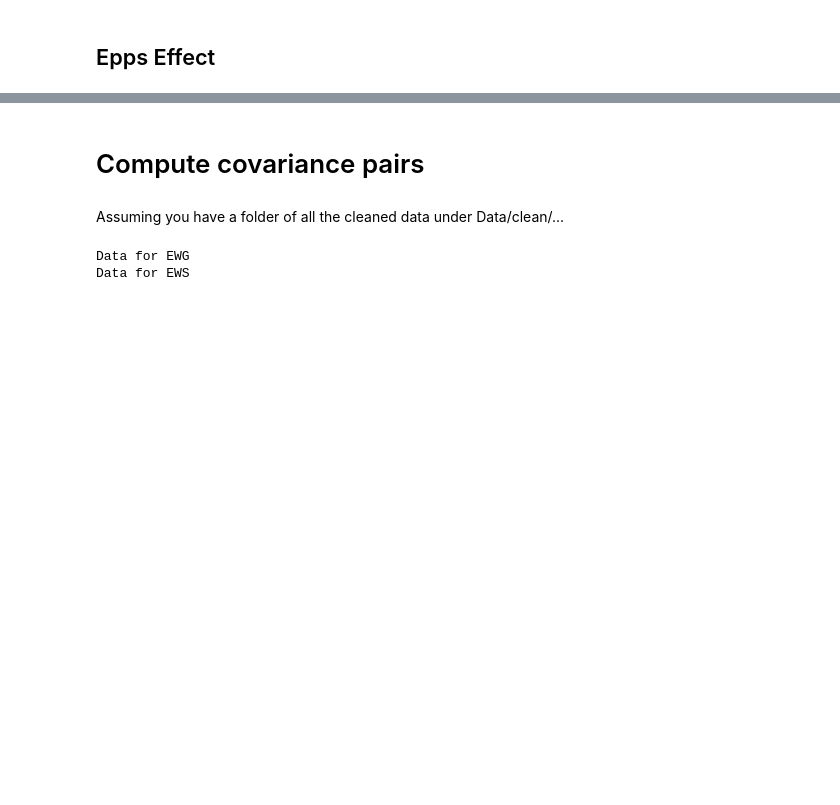
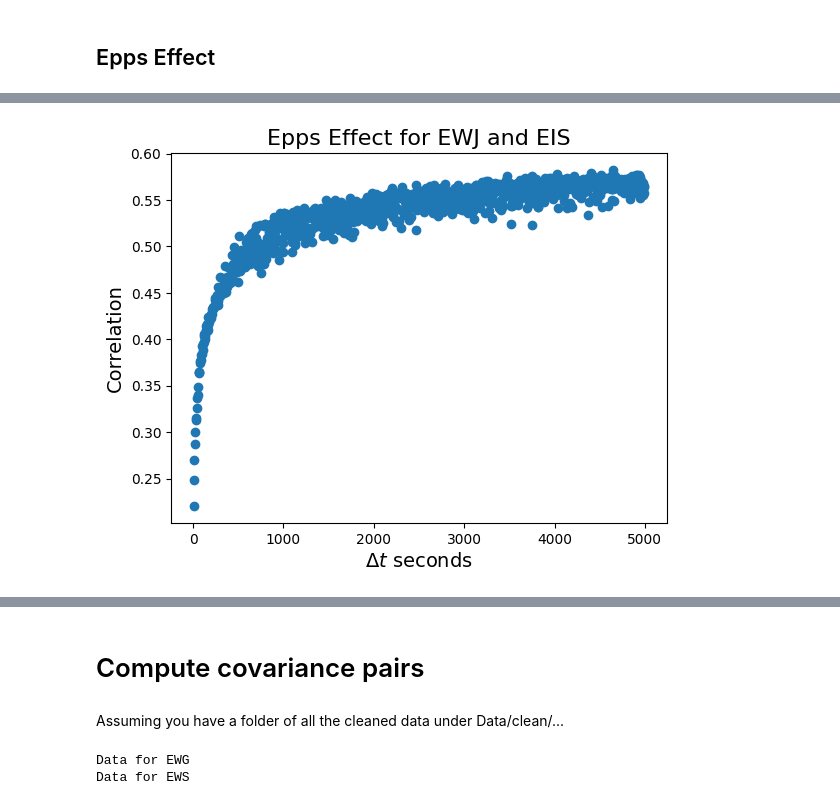
Before and after one commit to hosseinabadi/Big-Data-Correlation-Estimation, a Jupyter notebook: main.ipynb, the cells around one changed output, grey strips where cells are left out. Drawn from its saved outputs; the diff is of its cells as text; code cells hidden in the pictures; blank space fills up the shorter version.

```diff
--- a/main.ipynb
+++ b/main.ipynb
@@ -249,0 +220,4 @@ plot_epps_effect("EWY", "EWZ")
+# %%
+plot_epps_effect("EWJ", "EIS", "EWJ_EIS_epps.png")
+# %% [output]
+[figure, added]
```
Also changed, not shown: parts of 10 cells of this notebook.
